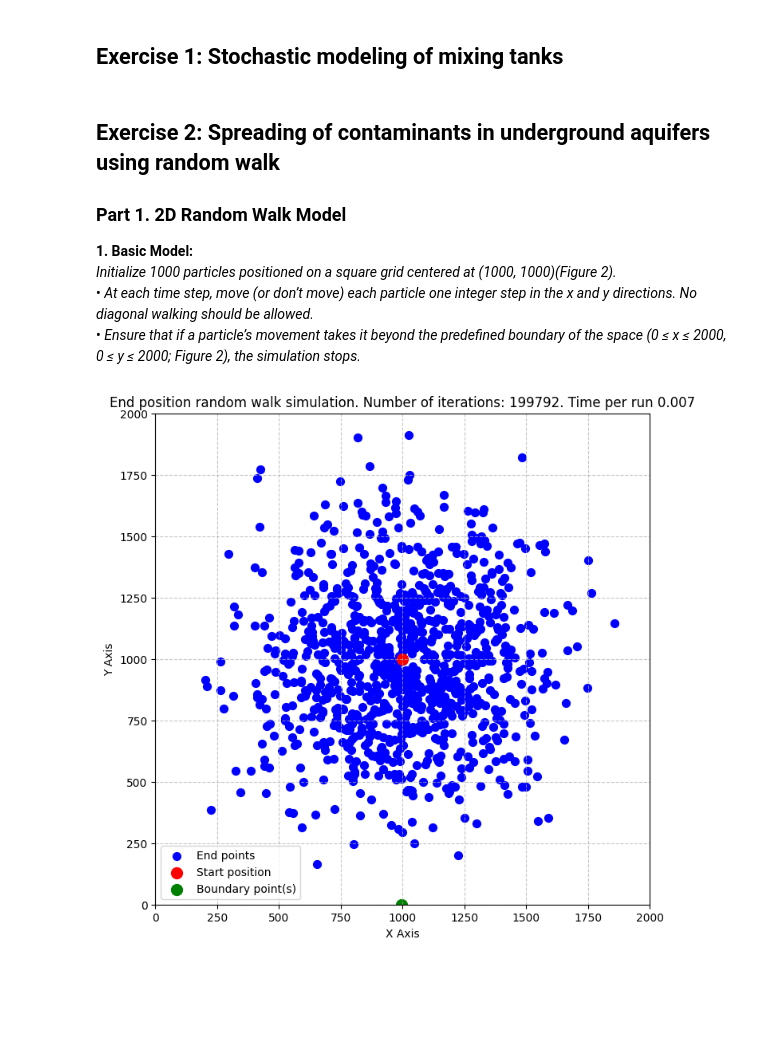
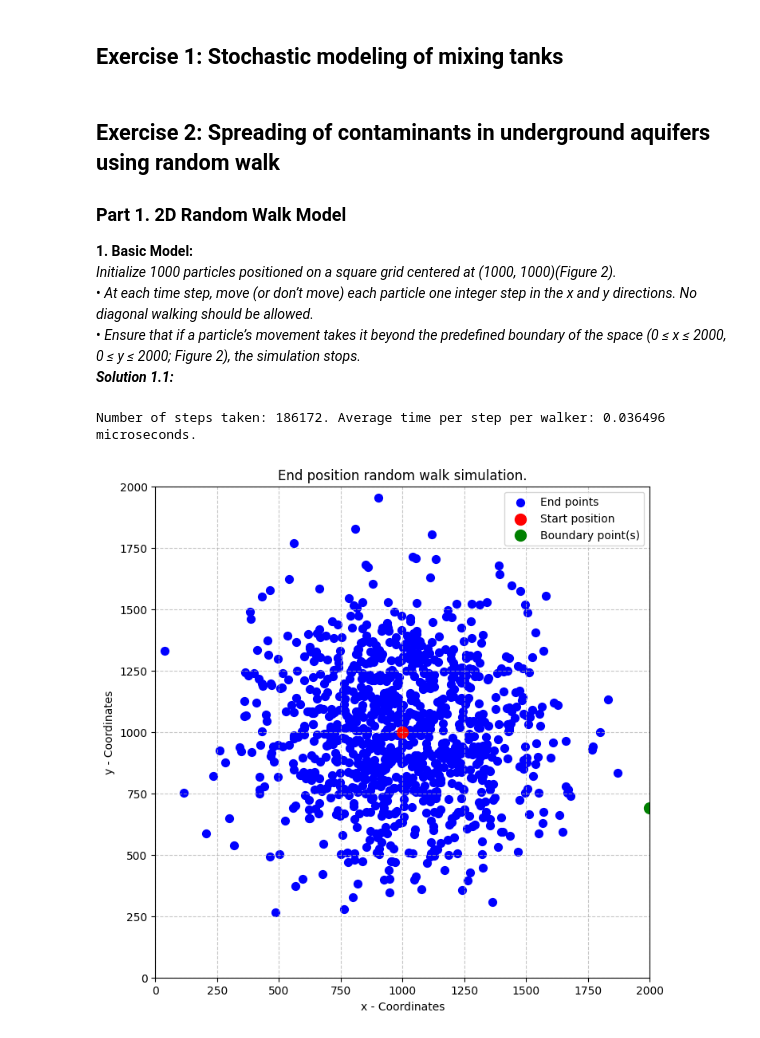
Before and after one commit to MalleBallen/Torgrim-og-Malvin-Gruppeprosjekt, a Jupyter notebook: project4/project4.ipynb, the cells around one changed output. Drawn from its saved outputs; the diff is of its cells as text; code cells hidden in the pictures; blank space fills up the shorter version.

```diff
--- a/project4/project4.ipynb
+++ b/project4/project4.ipynb
@@ -25,12 +25,14 @@ results against ordinary differential equation (ODE) solutions.
 *Initialize 1000 particles positioned on a square grid centered at (1000, 1000)(Figure 2).*
 • *At each time step, move (or don’t move) each particle one integer step in the x and y directions. No diagonal walking should be allowed.*
 • *Ensure that if a particle’s movement takes it beyond the predefined boundary of the space (0 ≤ x ≤ 2000, 0 ≤ y ≤ 2000; Figure 2), the simulation stops.*
+***Solution 1.1:***
 # %%
 import time
 import numpy as np
 import matplotlib.pyplot as plt
 
-def start_pos_f(n = 1000, start_pos=(1000,1000)):
+#Initialize 1000 particles at (1000,1000)
+def start_pos_f(n = 1_000, start_pos=(1_000,1_000)):
     start_pos = np.array(start_pos)
     pos = np.ones((n, 2)) * start_pos
     return pos
@@ -38,52 +40,73 @@ def start_pos_f(n = 1000, start_pos=(1000,1000)):
 def one_step(arr):
     directions = np.random.randint(0, 5, size=len(arr))
 
+    # At each step move or dont move. Only moves along one of the axis.
     dx = np.array([0, 1, -1, 0, 0])
     dy = np.array([0, 0, 0, 1, -1])
     arr += np.stack([dx[directions], dy[directions]], axis=1)
     return arr
 
-def rndm_walk_plain(n_steps, n_walkers=1000, lower_bound=0, higher_bound=2000):
+def rndm_walk_plain(n_steps, n_walkers=1_000, lower_bound=0, higher_bound=2_000):
     k=0
     pos = start_pos_f(n_walkers)
     t0 = time.perf_counter()
+
     for _ in range(n_steps):
 
         pos = one_step(pos)
         k+=1
+        # Ensure that the particle's movement doesn't exceed boundaries.
         if np.any(pos <= lower_bound) or np.any(pos >= higher_bound):
             break
     t1 = time.perf_counter()
     t = t1-t0
 
     return pos, k, t
 
-def plot_positions_matplotlib(array, title, xlim=(0, 2000), ylim=(0, 2000), start_pos=(1000, 1000), boundary_x=None, boundary_y=None):
+def plot_positions_matplotlib(
+        array,
+        title,
+        xlim=(0, 2000),
+        ylim=(0, 2000),
+        start_pos=(1000, 1000),
+        boundary=True,
+        x_label="x - Coordinates",
+        y_label = "y - Coordinates",
 
-    if boundary_x is None:
+        ):
+
+    if boundary:
         boundary_points_x = xlim
+        boundary_points_y = ylim
+        mask_boundary = (
+            (array[:, 0] <= boundary_points_x[0]) | (array[:, 0] >= boundary_points_x[1]) |
+            (array[:, 1] <= boundary_points_y[0]) | (array[:, 1] >= boundary_points_y[1])
+        )
 
-
-    if boundary_y is None:
-        boundary_points_y = ylim
-
-    mask = (
-        (array[:, 0] <= boundary_points_x[0]) | (array[:, 0] >= boundary_points_x[1]) |
-        (array[:, 1] <= boundary_points_y[0]) | (array[:, 1] >= boundary_points_y[1])
-    )
-
-    boundary_points = array[mask]
+        boundary_points = array[mask_boundary]
+    else:
+        boundary_points = np.empty((0, array.shape[1]))
 
 
     plt.figure(figsize=(8, 8))
     plt.scatter(array[:,0], array[:,1], color='blue', s=50, label = 'End points')  # s = dot size
     plt.scatter(start_pos[0], start_pos[1], color='red', s=100, label='Start position')  # Start position in red
-    plt.scatter(boundary_points[:, 0], boundary_points[:, 1], color='green', s=100, label='Boundary point(s)')
+    if not boundary_points.size == 0:
+        plt.scatter(boundary_points[:, 0], boundary_points[:, 1], color='green', s=100, label='Boundary point(s)')
     plt.xlim(xlim)
     plt.ylim(ylim)
     plt.title(title)
-    plt.xlabel("X Axis")
-    plt.ylabel("Y Axis")
+    plt.xlabel(x_label)
+    plt.ylabel(y_label)
     plt.grid(True, linestyle='--', alpha=0.7)
     plt.legend()
     plt.show()
+
+n_walkers=1000
+pos, k_plain, t = rndm_walk_plain(n_steps=1_000_000, n_walkers=n_walkers, lower_bound=0, higher_bound=2000)
+avg_per_plain = t/(n_walkers * k_plain)
+print(f"Number of steps taken: {k_plain}. Average time per step per walker: {avg_per_plain*1e6:.6f} microseconds.")
+plot_positions_matplotlib(pos,title=f"End position random walk simulation.")
+# %% [output]
+Number of steps taken: 186172. Average time per step per walker: 0.036496 microseconds.
+[figure, added]
@@ -94,5 +113 @@ avg_per_run = t/n_walkers
-# %%
-plot_positions_matplotlib(pos,title=f"End position random walk simulation. Number of iterations: {k}. Time per run: {avg_per_run:.3f}")
-# %% [output]
-[figure, removed]
 # %% [markdown]
```
Also changed, not shown: parts of 26 cells of this notebook, 1 other file.
